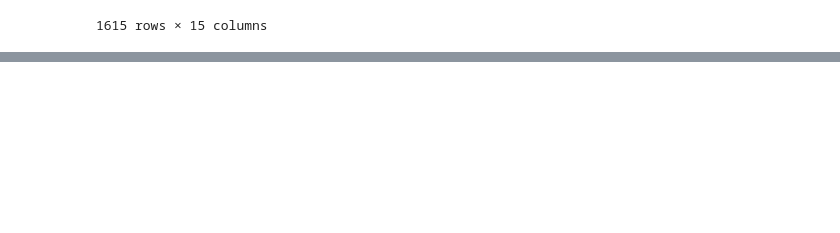
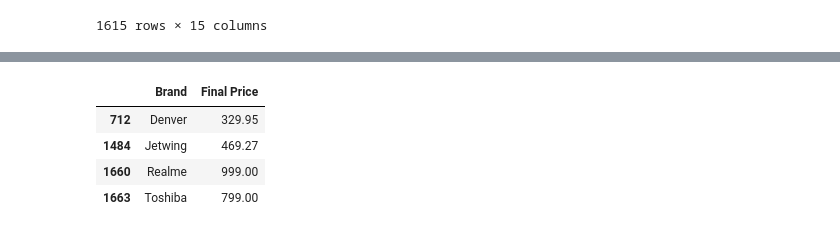
Before and after one commit to archit1203/ml-learning-journey, a Jupyter notebook: Python for DS/3 - filtering.ipynb, the cells around one changed output, grey strips where cells are left out. Saved outputs shown, nothing was run; the diff lists cells and outputs as text; code cells hidden in the pictures; blank space fills up the shorter version.

```diff
--- a/Python for DS/3 - filtering.ipynb
+++ b/Python for DS/3 - filtering.ipynb
@@ -297,0 +380,20 @@ df_laptops[df_laptops.duplicated(['Model','GPU','Screen'])]
+# %%
+#duplicated values in Brand column
+#keep = False
+duplicated_false = df_laptops.duplicated('Brand',keep=False)
+
+#DF with duplicated values
+df_laptops[duplicated_false]
+
+#DF with non duplicated values
+df_laptops[~duplicated_false]
+
+df_laptops.value_counts('Brand')
+
+df_laptops[~duplicated_false][['Brand','Final Price']]
+# %% [output]
+|  | Brand | Final Price |
+| 712 | Denver | 329.95 |
+| 1484 | Jetwing | 469.27 |
+| 1660 | Realme | 999.00 |
+| 1663 | Toshiba | 799.00 |
```
Also changed, not shown: parts of 3 cells of this notebook.
